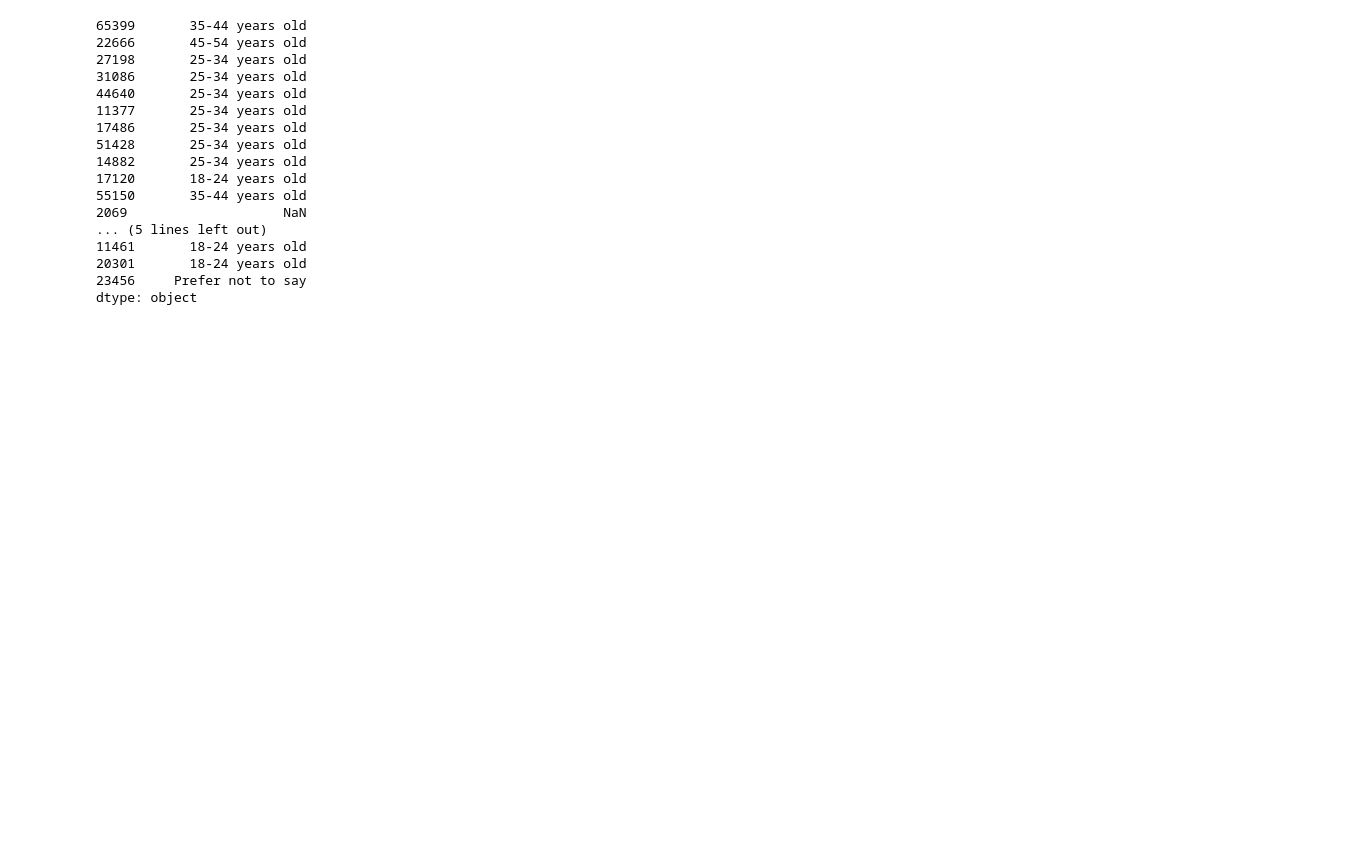
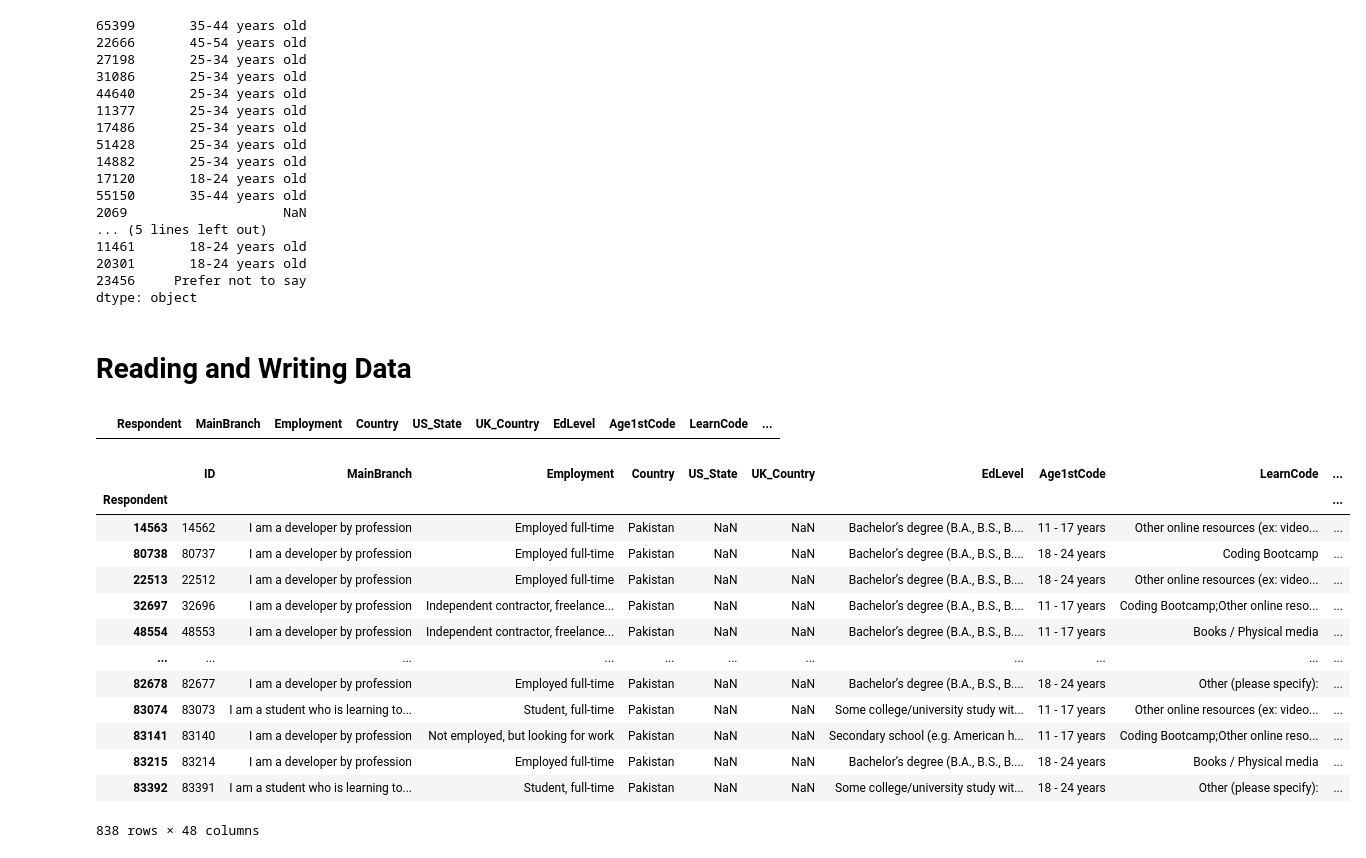
Before and after one commit to NoumanHere/Pandas, a Jupyter notebook: Pandas Demo.ipynb, the cells around one changed output. Cells and saved outputs as stored; diff of their text form; code cells hidden in the pictures; blank space fills up the shorter version.

Commit message:
Reading and Writing to/from pandas (JSON/CSV)

```diff
--- a/Pandas Demo.ipynb
+++ b/Pandas Demo.ipynb
@@ -699,3 +699,5 @@ pd.concat([age,comp]).head(20)
 20301       18-24 years old
 23456     Prefer not to say
 dtype: object
+# %% [markdown]
+# Reading and Writing Data
@@ -701,0 +708,4 @@ dtype: object
+# %%
+pak_df.dropna()
+# %% [output]
+|  | Respondent | MainBranch | Employment | Country | US_State | UK_Country | EdLevel | Age1stCode | LearnCode | ... |
@@ -701,0 +716,19 @@ dtype: object
+# %%
+test_read = pd.read_csv('../Data/pak_data.csv', index_col='Respondent')
+# %%
+test_read.rename(columns = {'Unnamed: 0':'ID'})
+# %% [output]
+|  | ID | MainBranch | Employment | Country | US_State | UK_Country | EdLevel | Age1stCode | LearnCode | ... |
+| Respondent |  |  |  |  |  |  |  |  |  | ... |
+| 14563 | 14562 | I am a developer by profession | Employed full-time | Pakistan | NaN | NaN | Bachelor’s degree (B.A., B.S., B.... | 11 - 17 years | Other online resources (ex: video... | ... |
+| 80738 | 80737 | I am a developer by profession | Employed full-time | Pakistan | NaN | NaN | Bachelor’s degree (B.A., B.S., B.... | 18 - 24 years | Coding Bootcamp | ... |
+| 22513 | 22512 | I am a developer by profession | Employed full-time | Pakistan | NaN | NaN | Bachelor’s degree (B.A., B.S., B.... | 18 - 24 years | Other online resources (ex: video... | ... |
+| 32697 | 32696 | I am a developer by profession | Independent contractor, freelance... | Pakistan | NaN | NaN | Bachelor’s degree (B.A., B.S., B.... | 11 - 17 years | Coding Bootcamp;Other online reso... | ... |
+| 48554 | 48553 | I am a developer by profession | Independent contractor, freelance... | Pakistan | NaN | NaN | Bachelor’s degree (B.A., B.S., B.... | 11 - 17 years | Books / Physical media | ... |
+| ... | ... | ... | ... | ... | ... | ... | ... | ... | ... | ... |
+| 82678 | 82677 | I am a developer by profession | Employed full-time | Pakistan | NaN | NaN | Bachelor’s degree (B.A., B.S., B.... | 18 - 24 years | Other (please specify): | ... |
+| 83074 | 83073 | I am a student who is learning to... | Student, full-time | Pakistan | NaN | NaN | Some college/university study wit... | 11 - 17 years | Other online resources (ex: video... | ... |
+| 83141 | 83140 | I am a developer by profession | Not employed, but looking for work | Pakistan | NaN | NaN | Secondary school (e.g. American h... | 11 - 17 years | Coding Bootcamp;Other online reso... | ... |
+| 83215 | 83214 | I am a developer by profession | Employed full-time | Pakistan | NaN | NaN | Bachelor’s degree (B.A., B.S., B.... | 18 - 24 years | Books / Physical media | ... |
+| 83392 | 83391 | I am a student who is learning to... | Student, full-time | Pakistan | NaN | NaN | Some college/university study wit... | 18 - 24 years | Other (please specify): | ... |
+838 rows × 48 columns
```
Also changed, not shown: parts of 7 cells of this notebook.
